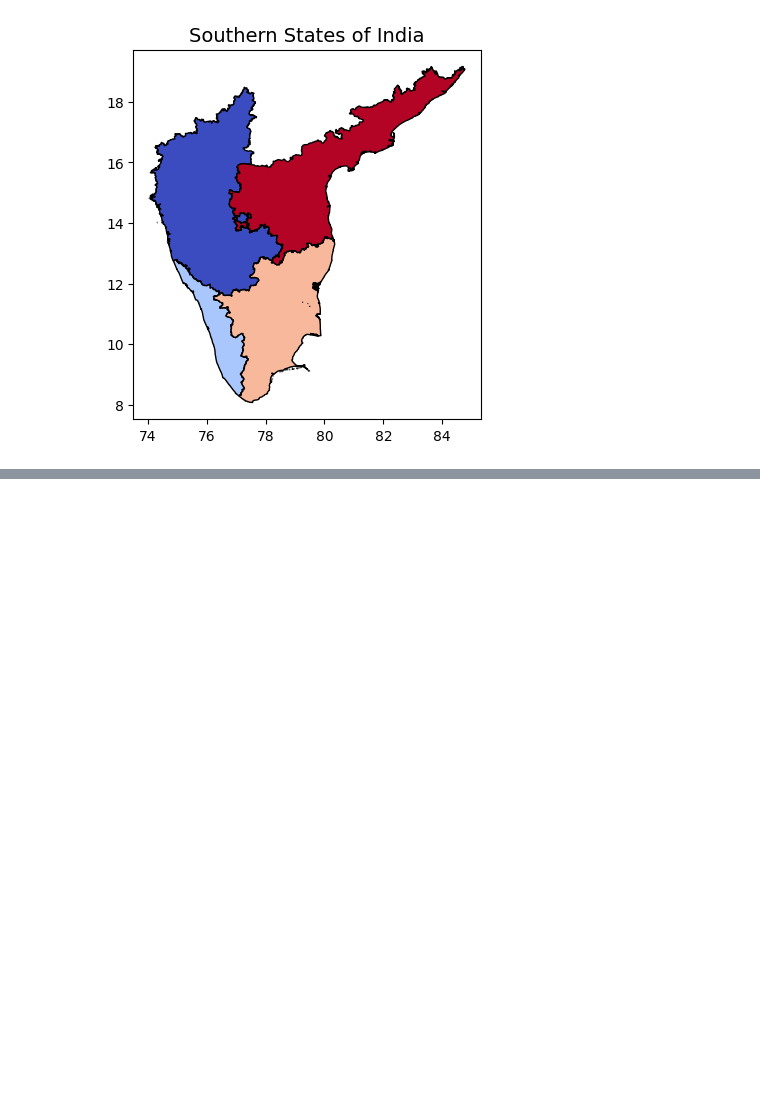
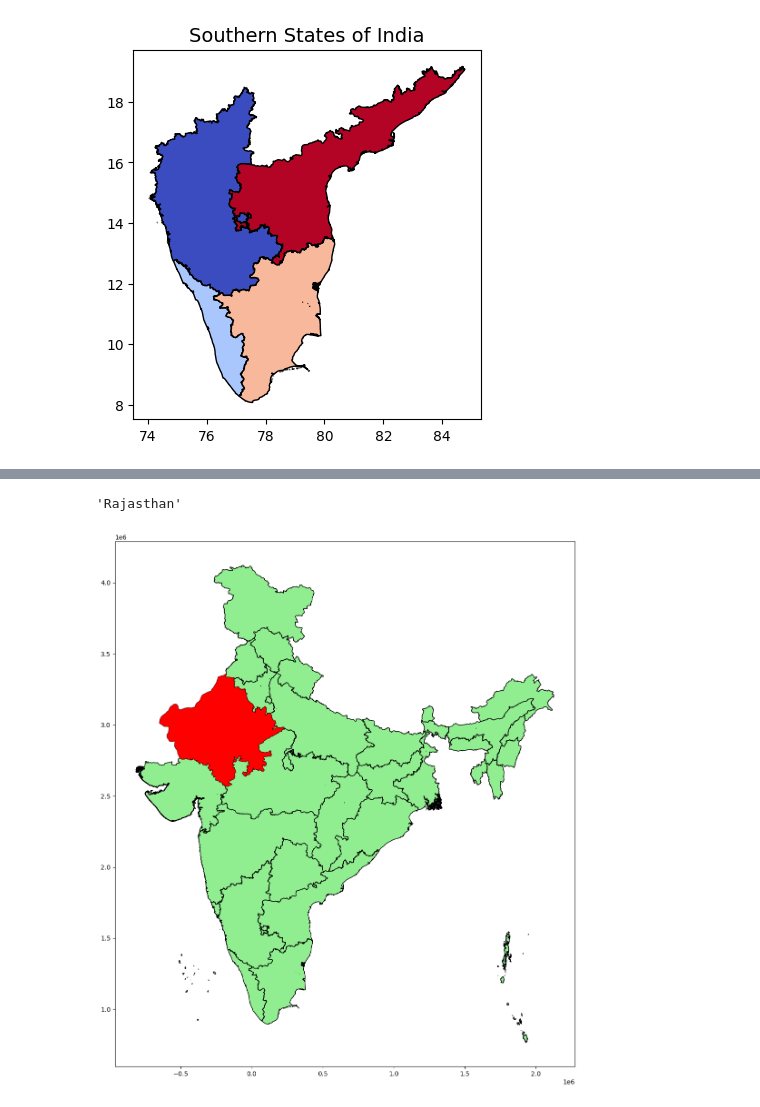
Before and after one commit to HimanshuHeda/Advance_Python, a Jupyter notebook: Geospatial_geopandas.ipynb, the cells around one changed output, grey strips where cells are left out. Drawn from its saved outputs; the diff is of its cells as text; code cells hidden in the pictures; blank space fills up the shorter version.

```diff
--- a/Geospatial_geopandas.ipynb
+++ b/Geospatial_geopandas.ipynb
@@ -125,0 +130,4 @@ plt.show()
+# %%
+india.set_crs(epsg=4326, inplace=True)
+
+india = india.to_crs(epsg=32644)
@@ -125,0 +159,2 @@ plt.show()
+# %%
+india['Area'] = india.geometry.area/1000000
@@ -125,0 +173,13 @@ plt.show()
+# %%
+lar
+# %% [output]
+'Rajasthan'
+# %%
+fig, ax = plt.subplots(figsize=(15, 15))
+
+rajasthan = india[india["st_nm"].str.upper() == "RAJASTHAN"]
+india.plot(ax=ax, color="lightgreen", edgecolor="black")
+rajasthan.plot(ax=ax, color="red")
+plt.show()
+# %% [output]
+[figure, added]
```
Also changed, not shown: parts of 6 cells of this notebook, 2 other files.
